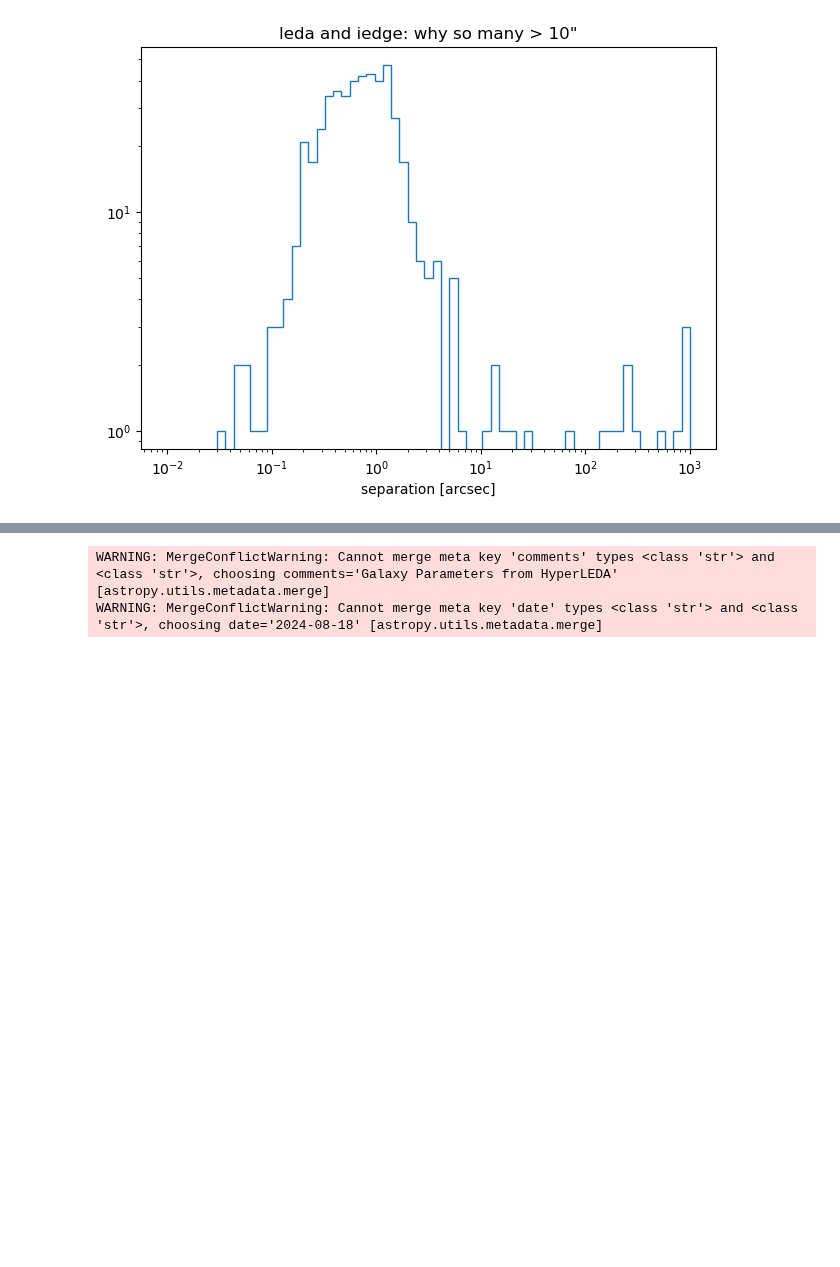
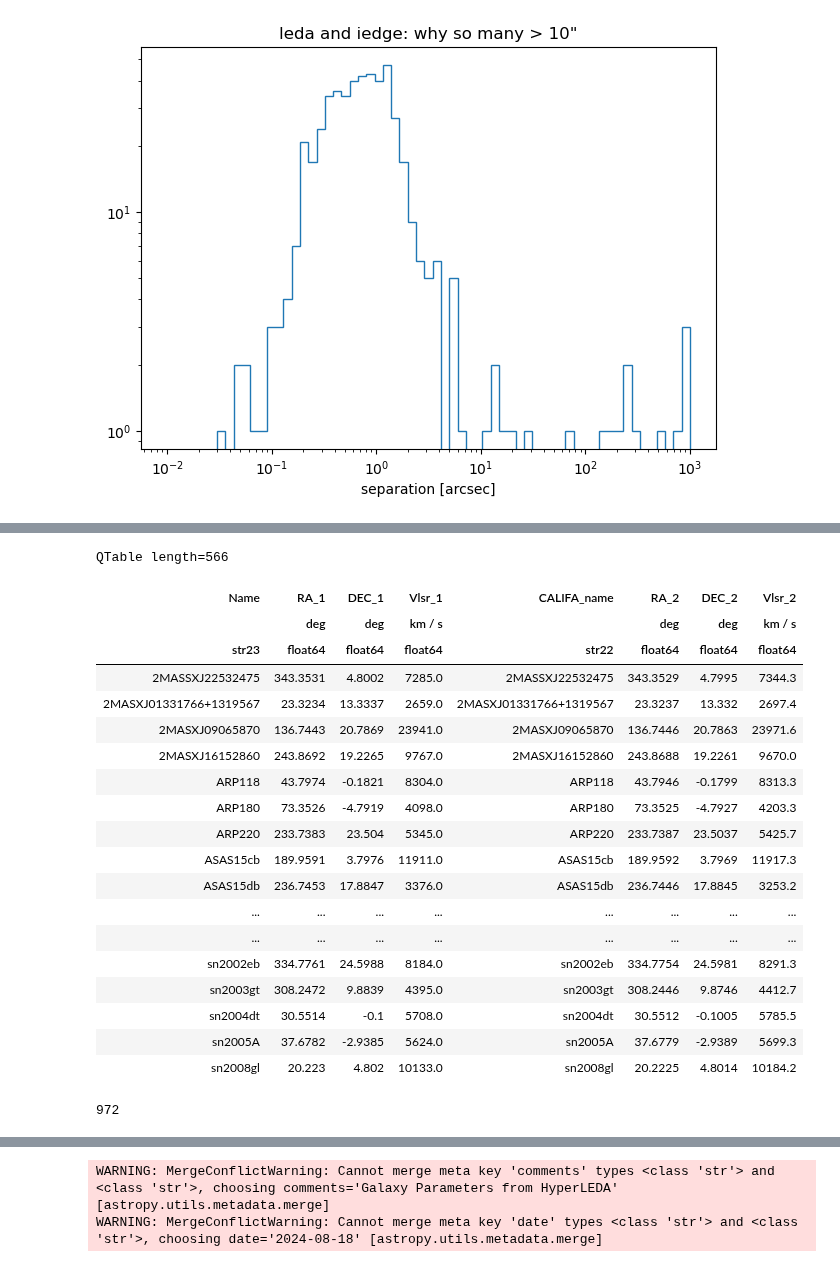
Before and after one commit to teuben/GBT-EDGE-HI, a Jupyter notebook: gals/hi_surveys.ipynb, the cells around one changed output, grey strips where cells are left out. Cells and saved outputs as stored; diff of their text form; code cells hidden in the pictures; blank space fills up the shorter version.

Commit message:
strruggling wiht the coordinates

```diff
--- a/gals/hi_surveys.ipynb
+++ b/gals/hi_surveys.ipynb
@@ -48,13 +48,15 @@ import matplotlib.pyplot as plt
 import matplotlib.ticker as ticker
 from astropy.io import ascii
 from astropy.table import QTable, Table, Column, join, vstack, unique
-from astropy.coordinates import SkyCoord, Distance
+from astropy.coordinates import SkyCoord, Distance, Angle
 from astropy import units as u
 try:
     from edge_pydb import EdgeTable
     print("OK, edge_pydb installed")
 except:
     print("No edge_pydb installed, no EdgeTable available")
+
+c = 299792.458  * u.km/u.s      # speed of light in km/s
 # %% [output]
 OK, edge_pydb installed
 # %%
@@ -345,0 +335,11 @@ QTable length=671
+# %%
+t0e = QTable.read('ecalifa_global.csv', format="ecsv")
+t0e = t0e[ ['Name','RA','DEC', 'z']]
+t0e['Vlsr'] = np.round(t0e['z'] * c, 0)
+len(t0e)
+t0e
+a=common(t0e,t0)
+# ok, this is annoying. there are galaxies in t0 that are not in t0n , and vice versa
+!!!!
+a=uncommon(t0,t0e)
+a=uncommon(t0e,t0)
@@ -431,3 +452,8 @@ plt.tight_layout()
 plt.title('leda and iedge: why so many > 10"');
 # %% [output]
 [figure]
+# %%
+# compare coords in t0e and t2
+t0a = t0e[ ['Name', 'RA', 'DEC','Vlsr']]
+t0a.sort('Name')
+t0a
@@ -433,0 +481,9 @@ plt.title('leda and iedge: why so many > 10"');
+# %%
+t2b = t2[ ['CALIFA_name', 'RA', 'DEC','Vlsr']]
+#t2b['CALIFA_name'].name = 'Name'
+t2b['RA'] = np.round(t2b['RA'],4)
+t2b['DEC'] = np.round(t2b['DEC'],4)
+t2b['Vlsr'] = np.round(t2b['Vlsr'],1)
+t2b.sort('CALIFA_name')
+#t2b['CALIFA_name'].name
+t2b
@@ -434,3 +511,34 @@ plt.title('leda and iedge: why so many > 10"');
+# %%
+t2c = join(t0a, t2b, keys_left="Name", keys_right="CALIFA_name")
+len(t2c)
+t2c
+# %% [output]
+QTable length=566
+| Name | RA_1 | DEC_1 | Vlsr_1 | CALIFA_name | RA_2 | DEC_2 | Vlsr_2 |
+|  | deg | deg | km / s |  | deg | deg | km / s |
+| str23 | float64 | float64 | float64 | str22 | float64 | float64 | float64 |
+| 2MASSXJ22532475 | 343.3531 | 4.8002 | 7285.0 | 2MASSXJ22532475 | 343.3529 | 4.7995 | 7344.3 |
+| 2MASXJ01331766+1319567 | 23.3234 | 13.3337 | 2659.0 | 2MASXJ01331766+1319567 | 23.3237 | 13.332 | 2697.4 |
+| 2MASXJ09065870 | 136.7443 | 20.7869 | 23941.0 | 2MASXJ09065870 | 136.7446 | 20.7863 | 23971.6 |
+| 2MASXJ16152860 | 243.8692 | 19.2265 | 9767.0 | 2MASXJ16152860 | 243.8688 | 19.2261 | 9670.0 |
+| ARP118 | 43.7974 | -0.1821 | 8304.0 | ARP118 | 43.7946 | -0.1799 | 8313.3 |
+| ARP180 | 73.3526 | -4.7919 | 4098.0 | ARP180 | 73.3525 | -4.7927 | 4203.3 |
+| ARP220 | 233.7383 | 23.504 | 5345.0 | ARP220 | 233.7387 | 23.5037 | 5425.7 |
+| ASAS15cb | 189.9591 | 3.7976 | 11911.0 | ASAS15cb | 189.9592 | 3.7969 | 11917.3 |
+| ASAS15db | 236.7453 | 17.8847 | 3376.0 | ASAS15db | 236.7446 | 17.8845 | 3253.2 |
+| ... | ... | ... | ... | ... | ... | ... | ... |
+| ... | ... | ... | ... | ... | ... | ... | ... |
+| sn2002eb | 334.7761 | 24.5988 | 8184.0 | sn2002eb | 334.7754 | 24.5981 | 8291.3 |
+| sn2003gt | 308.2472 | 9.8839 | 4395.0 | sn2003gt | 308.2446 | 9.8746 | 4412.7 |
+| sn2004dt | 30.5514 | -0.1 | 5708.0 | sn2004dt | 30.5512 | -0.1005 | 5785.5 |
+| sn2005A | 37.6782 | -2.9385 | 5624.0 | sn2005A | 37.6779 | -2.9389 | 5699.3 |
+| sn2008gl | 20.223 | 4.802 | 10133.0 | sn2008gl | 20.2225 | 4.8014 | 10184.2 |
+# %%
+t2d = join(t0a, t2b, keys_left="Name", keys_right="CALIFA_name", join_type="outer")
+t2d = t2d['Name']
+len(t2d)
+# %% [output]
+972
 # %% [markdown]
 ## 3. edge_hiflux
 
```
Also changed, not shown: parts of 49 cells of this notebook.
